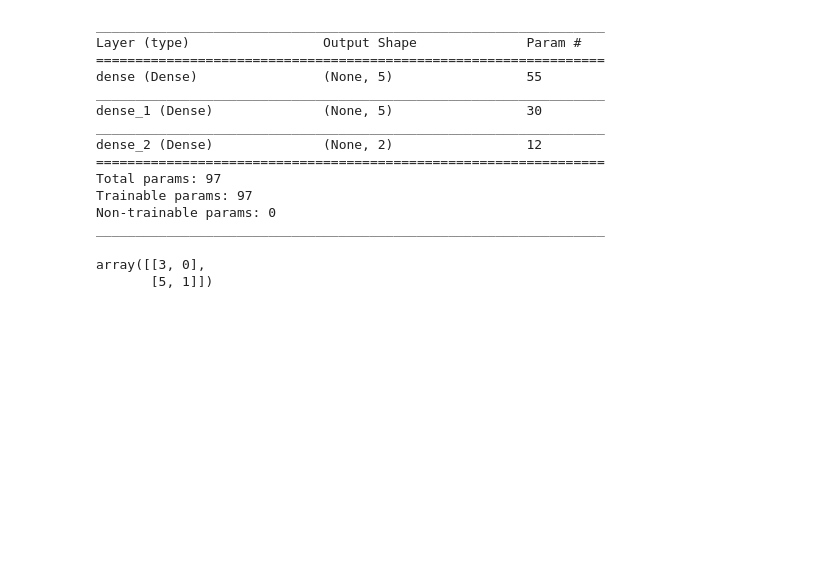
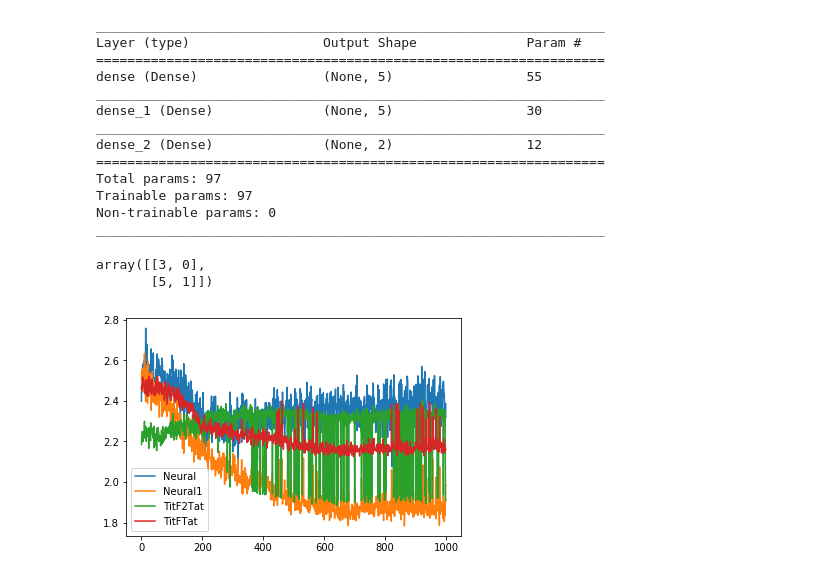
Before and after one commit to Umbriona/GameTheory, a Jupyter notebook: Project/Untitled.ipynb, the cells around one changed output. Drawn from its saved outputs; the diff is of its cells as text; code cells hidden in the pictures; blank space fills up the shorter version.

```diff
--- a/Project/Untitled.ipynb
+++ b/Project/Untitled.ipynb
@@ -493,0 +544,10 @@ array([[3, 0],
+# %%
+X4 =  np.array(list_avgScore)[:,3]
+plt.plot(X1)
+plt.plot(X2)
+plt.plot(X3)
+plt.plot(X4)
+plt.legend([list_of_players[0].name,list_of_players[1].name,list_of_players[2].name,list_of_players[3].name])
+plt.show()
+# %% [output]
+[figure, added]
```
Also changed, not shown: parts of 1 cell of this notebook, 3 other files.
